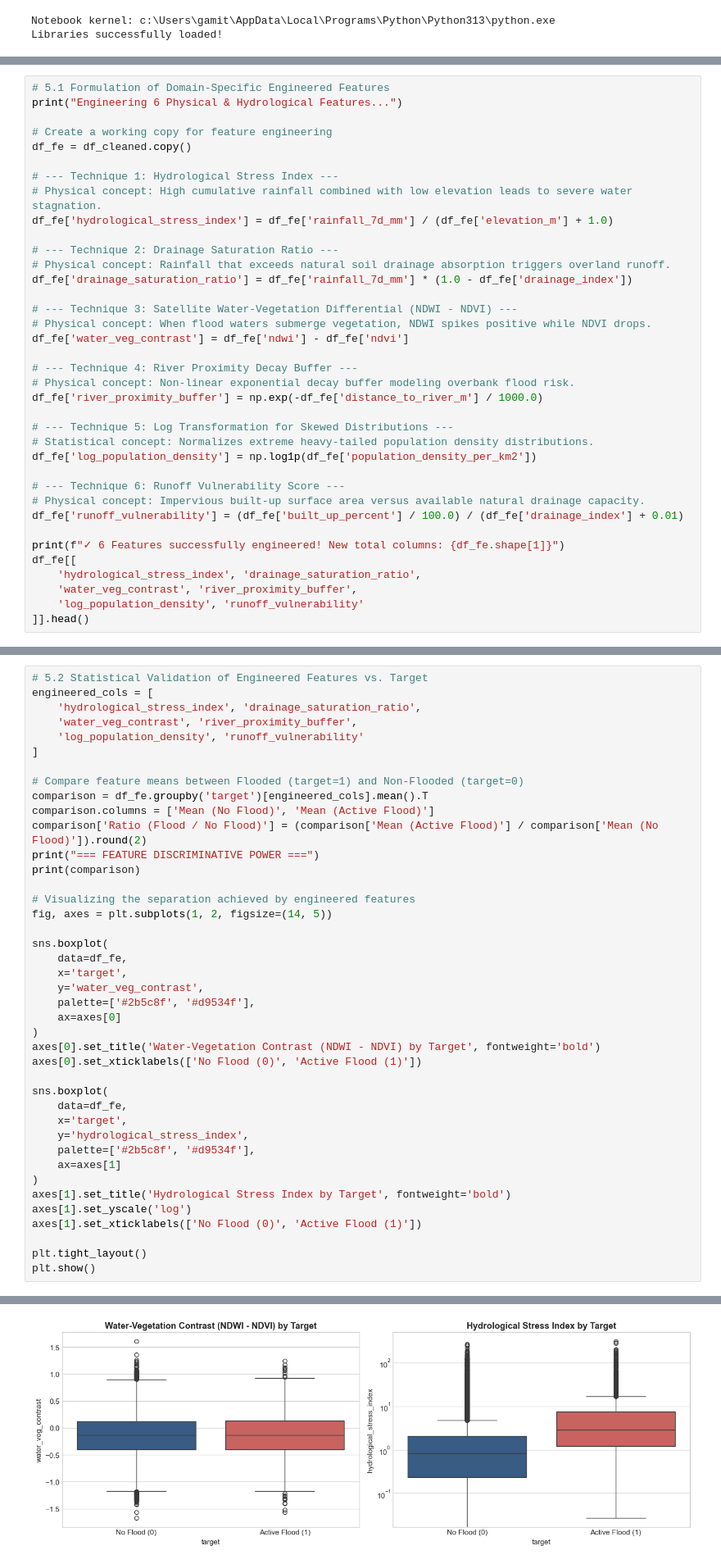
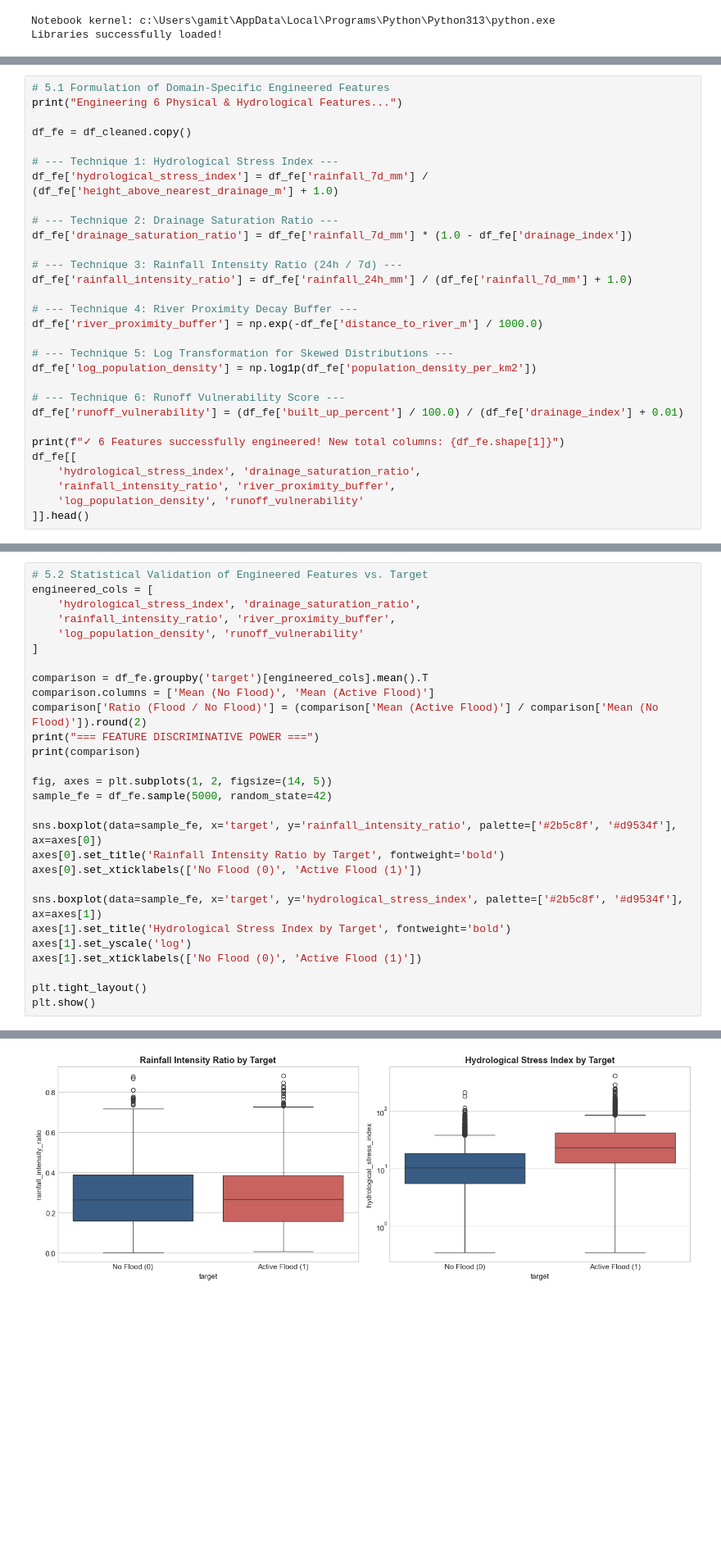
Before and after one commit to GamithaGimhana/FloodSentinel, a Jupyter notebook: notebooks/flood_prediction_sri_lanka.ipynb, the cells around one changed output, grey strips where cells are left out. Shown at 82% size. Drawn from its saved outputs; the diff is of its cells as text; blank space fills up the shorter version.

```diff
--- a/notebooks/flood_prediction_sri_lanka.ipynb
+++ b/notebooks/flood_prediction_sri_lanka.ipynb
@@ -535,37 +532,30 @@ To equip machine learning models with physical domain knowledge of Sri Lankan hy
 # 5.1 Formulation of Domain-Specific Engineered Features
 print("Engineering 6 Physical & Hydrological Features...")
 
-# Create a working copy for feature engineering
 df_fe = df_cleaned.copy()
 
 # --- Technique 1: Hydrological Stress Index ---
-# Physical concept: High cumulative rainfall combined with low elevation leads to severe water stagnation.
-df_fe['hydrological_stress_index'] = df_fe['rainfall_7d_mm'] / (df_fe['elevation_m'] + 1.0)
+df_fe['hydrological_stress_index'] = df_fe['rainfall_7d_mm'] / (df_fe['height_above_nearest_drainage_m'] + 1.0)
 
 # --- Technique 2: Drainage Saturation Ratio ---
-# Physical concept: Rainfall that exceeds natural soil drainage absorption triggers overland runoff.
 df_fe['drainage_saturation_ratio'] = df_fe['rainfall_7d_mm'] * (1.0 - df_fe['drainage_index'])
 
-# --- Technique 3: Satellite Water-Vegetation Differential (NDWI - NDVI) ---
-# Physical concept: When flood waters submerge vegetation, NDWI spikes positive while NDVI drops.
-df_fe['water_veg_contrast'] = df_fe['ndwi'] - df_fe['ndvi']
+# --- Technique 3: Rainfall Intensity Ratio (24h / 7d) ---
+df_fe['rainfall_intensity_ratio'] = df_fe['rainfall_24h_mm'] / (df_fe['rainfall_7d_mm'] + 1.0)
 
 # --- Technique 4: River Proximity Decay Buffer ---
-# Physical concept: Non-linear exponential decay buffer modeling overbank flood risk.
 df_fe['river_proximity_buffer'] = np.exp(-df_fe['distance_to_river_m'] / 1000.0)
 
 # --- Technique 5: Log Transformation for Skewed Distributions ---
-# Statistical concept: Normalizes extreme heavy-tailed population density distributions.
 df_fe['log_population_density'] = np.log1p(df_fe['population_density_per_km2'])
 
 # --- Technique 6: Runoff Vulnerability Score ---
-# Physical concept: Impervious built-up surface area versus available natural drainage capacity.
 df_fe['runoff_vulnerability'] = (df_fe['built_up_percent'] / 100.0) / (df_fe['drainage_index'] + 0.01)
 
 print(f"✓ 6 Features successfully engineered! New total columns: {df_fe.shape[1]}")
 df_fe[[
     'hydrological_stress_index', 'drainage_saturation_ratio',
-    'water_veg_contrast', 'river_proximity_buffer',
+    'rainfall_intensity_ratio', 'river_proximity_buffer',
     'log_population_density', 'runoff_vulnerability'
 ]].head()
 # %% [output]
@@ -581,37 +571,24 @@ Engineering 6 Physical & Hydrological Features...
 # 5.2 Statistical Validation of Engineered Features vs. Target
 engineered_cols = [
     'hydrological_stress_index', 'drainage_saturation_ratio',
-    'water_veg_contrast', 'river_proximity_buffer',
+    'rainfall_intensity_ratio', 'river_proximity_buffer',
     'log_population_density', 'runoff_vulnerability'
 ]
 
-# Compare feature means between Flooded (target=1) and Non-Flooded (target=0)
 comparison = df_fe.groupby('target')[engineered_cols].mean().T
 comparison.columns = ['Mean (No Flood)', 'Mean (Active Flood)']
 comparison['Ratio (Flood / No Flood)'] = (comparison['Mean (Active Flood)'] / comparison['Mean (No Flood)']).round(2)
 print("=== FEATURE DISCRIMINATIVE POWER ===")
 print(comparison)
 
-# Visualizing the separation achieved by engineered features
 fig, axes = plt.subplots(1, 2, figsize=(14, 5))
+sample_fe = df_fe.sample(5000, random_state=42)
 
-sns.boxplot(
-    data=df_fe,
-    x='target',
-    y='water_veg_contrast',
-    palette=['#2b5c8f', '#d9534f'],
-    ax=axes[0]
-)
-axes[0].set_title('Water-Vegetation Contrast (NDWI - NDVI) by Target', fontweight='bold')
+sns.boxplot(data=sample_fe, x='target', y='rainfall_intensity_ratio', palette=['#2b5c8f', '#d9534f'], ax=axes[0])
+axes[0].set_title('Rainfall Intensity Ratio by Target', fontweight='bold')
 axes[0].set_xticklabels(['No Flood (0)', 'Active Flood (1)'])
 
-sns.boxplot(
-    data=df_fe,
-    x='target',
-    y='hydrological_stress_index',
-    palette=['#2b5c8f', '#d9534f'],
-    ax=axes[1]
-)
+sns.boxplot(data=sample_fe, x='target', y='hydrological_stress_index', palette=['#2b5c8f', '#d9534f'], ax=axes[1])
 axes[1].set_title('Hydrological Stress Index by Target', fontweight='bold')
 axes[1].set_yscale('log')
 axes[1].set_xticklabels(['No Flood (0)', 'Active Flood (1)'])
@@ -645,4 +622,4 @@ Passing `palette` without assigning `hue` is deprecated and will be removed in v
-[figure, old version]
+[figure, new version]
 # %% [markdown]
 ### 5.3 Feature Engineering Summary
 The six features use fixed, row-wise formulas and do not estimate parameters from other records. Step 5 illustrates their distributions; the training pipeline recomputes them from raw inputs. District is one-hot encoded, not target encoded. These heuristics require validation on observed flood data before their physical usefulness can be established.
```
Also changed, not shown: parts of 37 cells of this notebook, 6 other files.
